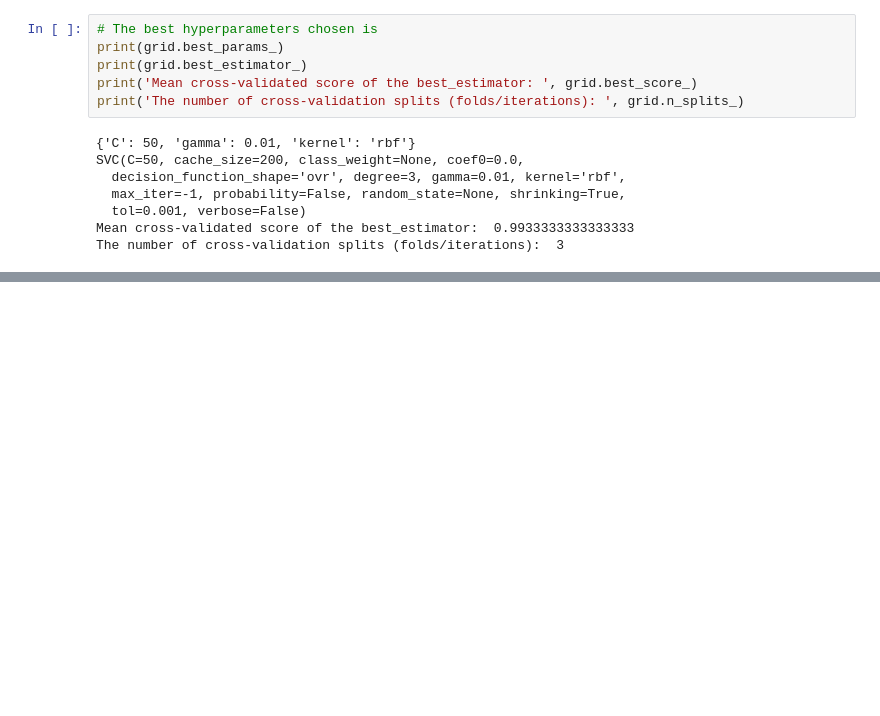
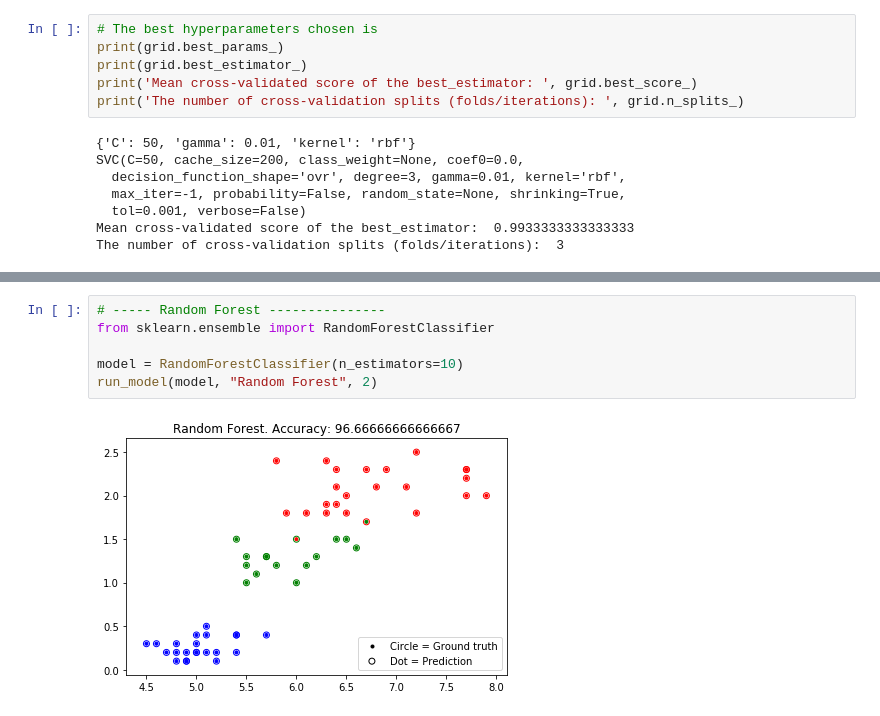
Before and after one commit to lluidesia/my-data-science-study-jam, a Jupyter notebook: IRIS/Iris.ipynb, the cells around one changed output, grey strips where cells are left out. Saved outputs shown, nothing was run; the diff lists cells and outputs as text; blank space fills up the shorter version.

```diff
--- a/IRIS/Iris.ipynb
+++ b/IRIS/Iris.ipynb
@@ -162,0 +252,8 @@ The number of cross-validation splits (folds/iterations):  3
+# %%
+# ----- Random Forest ---------------
+from sklearn.ensemble import RandomForestClassifier
+
+model = RandomForestClassifier(n_estimators=10)
+run_model(model, "Random Forest", 2)
+# %% [output]
+[figure, added]
```
Also changed, not shown: parts of 12 cells of this notebook.
